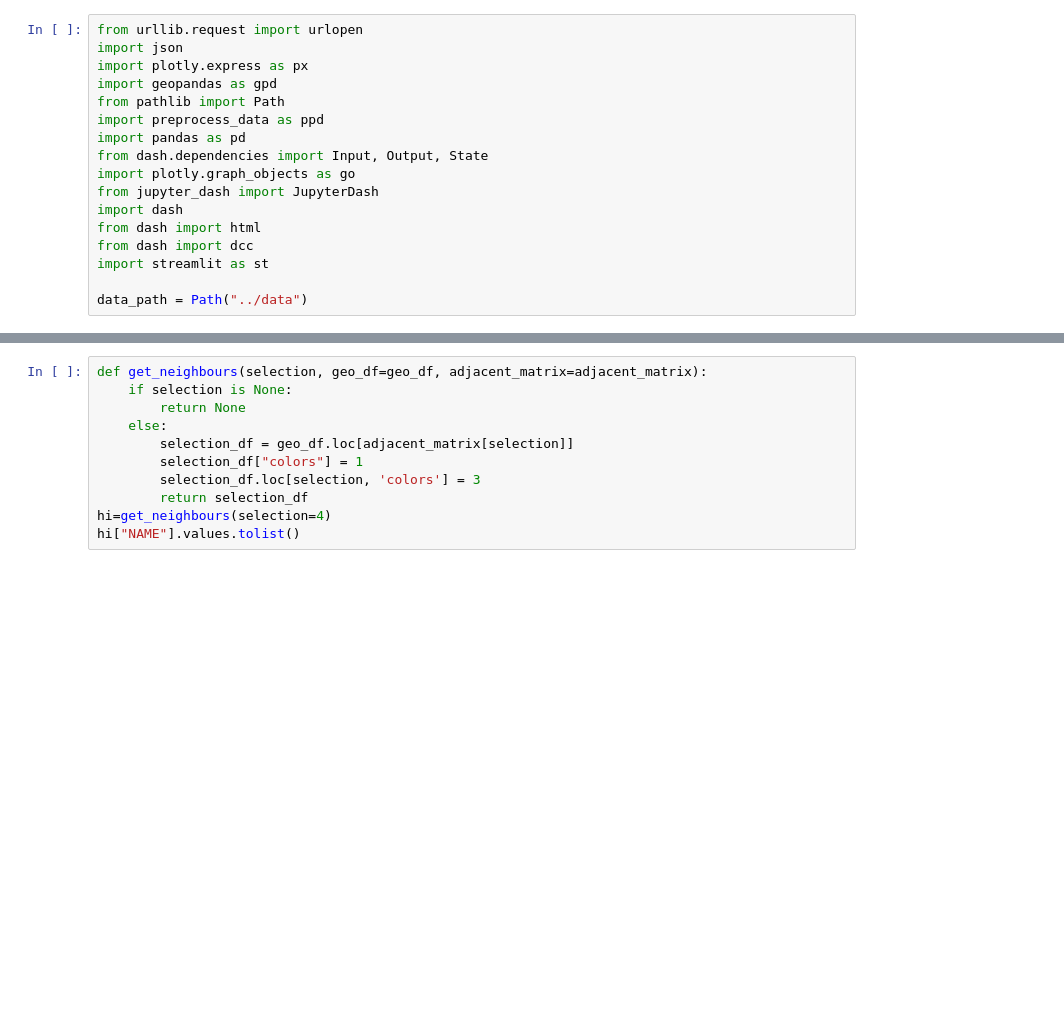
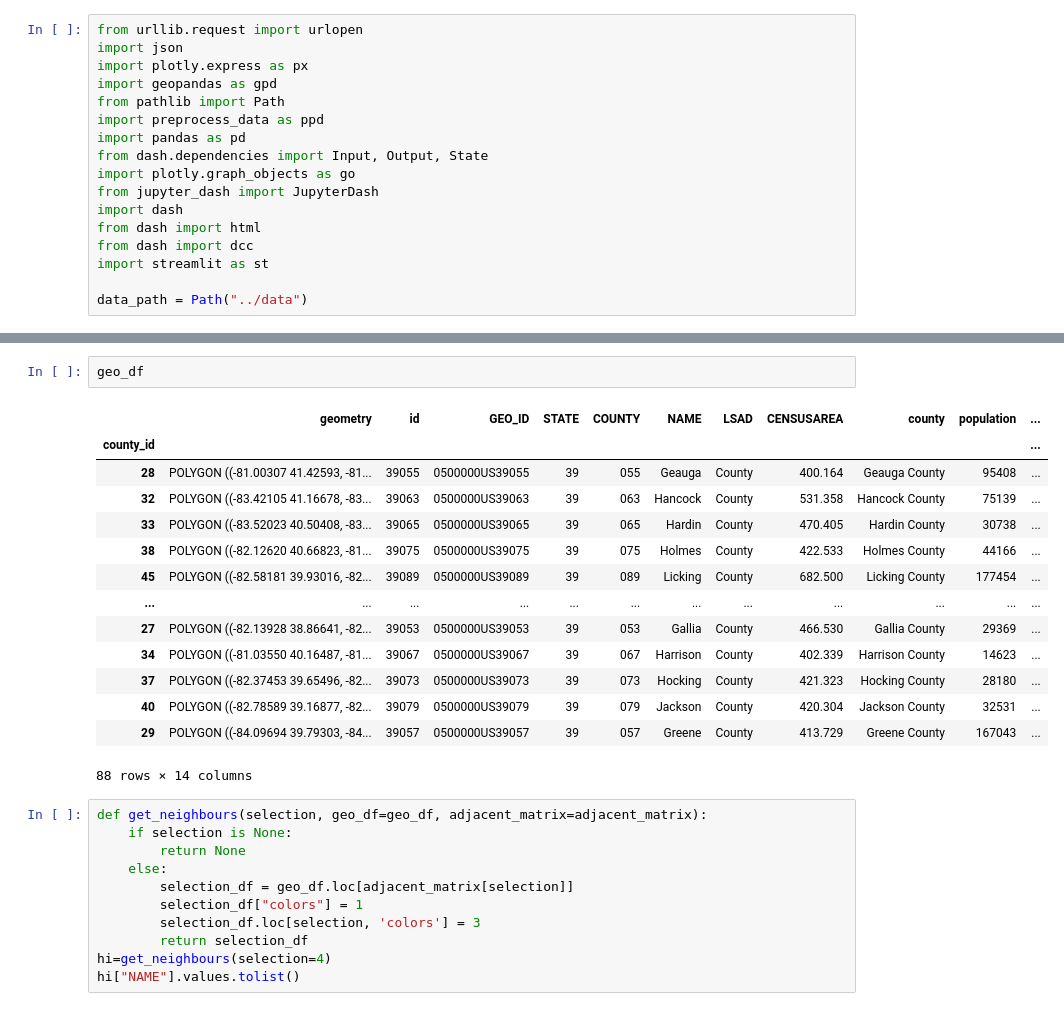
Before and after one commit to adbX/ise-533-hw1, a Jupyter notebook: src/visualize-plotly.ipynb, the cells around one changed output, grey strips where cells are left out. Cells and saved outputs as stored; diff of their text form; blank space fills up the shorter version.

```diff
--- a/src/visualize-plotly.ipynb
+++ b/src/visualize-plotly.ipynb
@@ -44,3 +43,20 @@ fig.update_layout(height=400, margin={"r":0,"t":0,"l":0,"b":0})
+# %%
+geo_df
+# %% [output]
+|  | geometry | id | GEO_ID | STATE | COUNTY | NAME | LSAD | CENSUSAREA | county | population | ... |
+| county_id |  |  |  |  |  |  |  |  |  |  | ... |
+| 28 | POLYGON ((-81.00307 41.42593, -81... | 39055 | 0500000US39055 | 39 | 055 | Geauga | County | 400.164 | Geauga County | 95408 | ... |
+| 32 | POLYGON ((-83.42105 41.16678, -83... | 39063 | 0500000US39063 | 39 | 063 | Hancock | County | 531.358 | Hancock County | 75139 | ... |
+| 33 | POLYGON ((-83.52023 40.50408, -83... | 39065 | 0500000US39065 | 39 | 065 | Hardin | County | 470.405 | Hardin County | 30738 | ... |
+| 38 | POLYGON ((-82.12620 40.66823, -81... | 39075 | 0500000US39075 | 39 | 075 | Holmes | County | 422.533 | Holmes County | 44166 | ... |
+| 45 | POLYGON ((-82.58181 39.93016, -82... | 39089 | 0500000US39089 | 39 | 089 | Licking | County | 682.500 | Licking County | 177454 | ... |
+| ... | ... | ... | ... | ... | ... | ... | ... | ... | ... | ... | ... |
+| 27 | POLYGON ((-82.13928 38.86641, -82... | 39053 | 0500000US39053 | 39 | 053 | Gallia | County | 466.530 | Gallia County | 29369 | ... |
+| 34 | POLYGON ((-81.03550 40.16487, -81... | 39067 | 0500000US39067 | 39 | 067 | Harrison | County | 402.339 | Harrison County | 14623 | ... |
+| 37 | POLYGON ((-82.37453 39.65496, -82... | 39073 | 0500000US39073 | 39 | 073 | Hocking | County | 421.323 | Hocking County | 28180 | ... |
+| 40 | POLYGON ((-82.78589 39.16877, -82... | 39079 | 0500000US39079 | 39 | 079 | Jackson | County | 420.304 | Jackson County | 32531 | ... |
+| 29 | POLYGON ((-84.09694 39.79303, -84... | 39057 | 0500000US39057 | 39 | 057 | Greene | County | 413.729 | Greene County | 167043 | ... |
+88 rows × 14 columns
 # %%
 def get_neighbours(selection, geo_df=geo_df, adjacent_matrix=adjacent_matrix):
     if selection is None:
```
Also changed, not shown: parts of 1 cell of this notebook, 2 other files.
